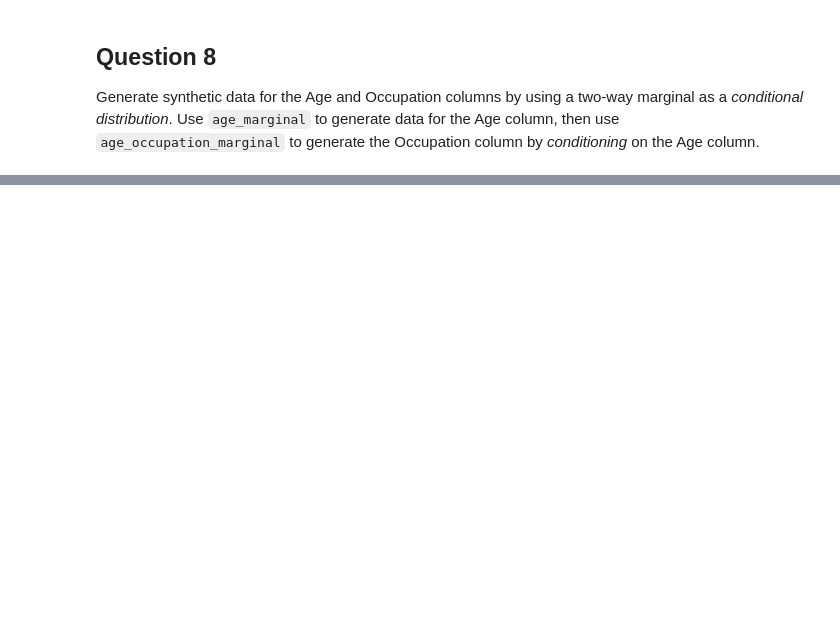
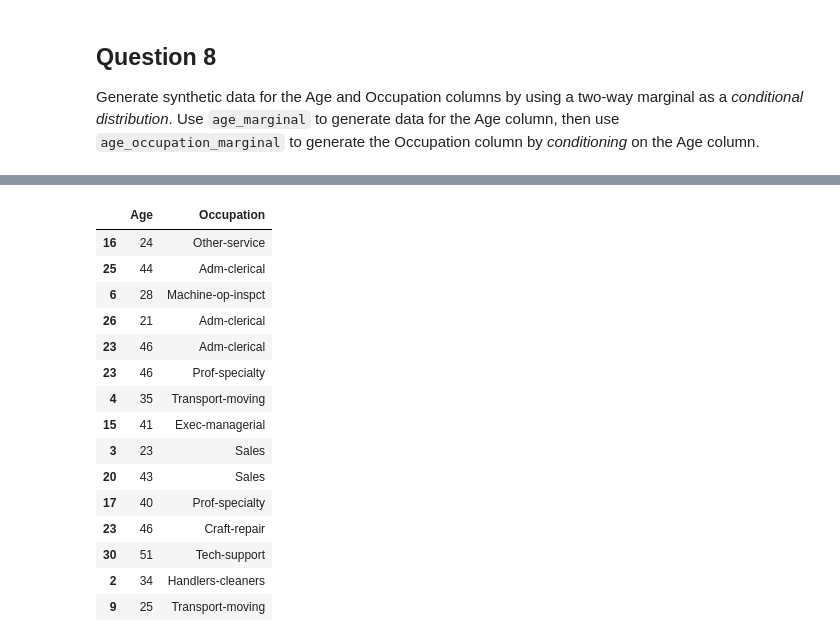
Before and after one commit to aaronperkel/cs3110-data-privacy, a Jupyter notebook: exercises/CS3110_Ex_11-11-24.ipynb, the cells around one changed output, grey strips where cells are left out. Cells and saved outputs as stored; diff of their text form; code cells hidden in the pictures; blank space fills up the shorter version.

```diff
--- a/exercises/CS3110_Ex_11-11-24.ipynb
+++ b/exercises/CS3110_Ex_11-11-24.ipynb
@@ -166,9 +221,3 @@ gen_samples(15, marginal)
 ## Question 8
 
 Generate synthetic data for the Age and Occupation columns by using a two-way marginal as a *conditional distribution*. Use `age_marginal` to generate data for the Age column, then use `age_occupation_marginal` to generate the Occupation column by *conditioning* on the Age column.
-# %%
-def gen_age_occupation_conditional(n, epsilon):
-    # YOUR CODE HERE
-    raise NotImplementedError()
-
-gen_age_occupation_conditional(15, 1.0)
@@ -174,0 +254,35 @@ gen_age_occupation_conditional(15, 1.0)
+# %%
+def gen_conditional(age, m2):
+    conditioned_dist = m2[m2['Age'] == age]
+    return conditioned_dist.sample(n=1, weights='probability')['Occupation'].iloc[0]
+
+def gen_age_occupation_conditional(n, epsilon):
+    # generate 1-way marginal for age
+    m1 = age_marginal(epsilon/2)
+    # generate 2-way marginal for age, occupation
+    m2 = age_occupation_marginal(epsilon/2)
+
+    # generate ages
+    samples = m1.sample(n=n, replace=True, weights='probability')[['Age']]
+    # generate occupations conditioned on age
+    samples['Occupation'] = [gen_conditional(age, m2) for age in samples['Age']]
+    return samples
+
+gen_age_occupation_conditional(15, 1.0)
+# %% [output]
+|  | Age | Occupation |
+| 16 | 24 | Other-service |
+| 25 | 44 | Adm-clerical |
+| 6 | 28 | Machine-op-inspct |
+| 26 | 21 | Adm-clerical |
+| 23 | 46 | Adm-clerical |
+| 23 | 46 | Prof-specialty |
+| 4 | 35 | Transport-moving |
+| 15 | 41 | Exec-managerial |
+| 3 | 23 | Sales |
+| 20 | 43 | Sales |
+| 17 | 40 | Prof-specialty |
+| 23 | 46 | Craft-repair |
+| 30 | 51 | Tech-support |
+| 2 | 34 | Handlers-cleaners |
+| 9 | 25 | Transport-moving |
```
Also changed, not shown: parts of 14 cells of this notebook, 2 other files.
